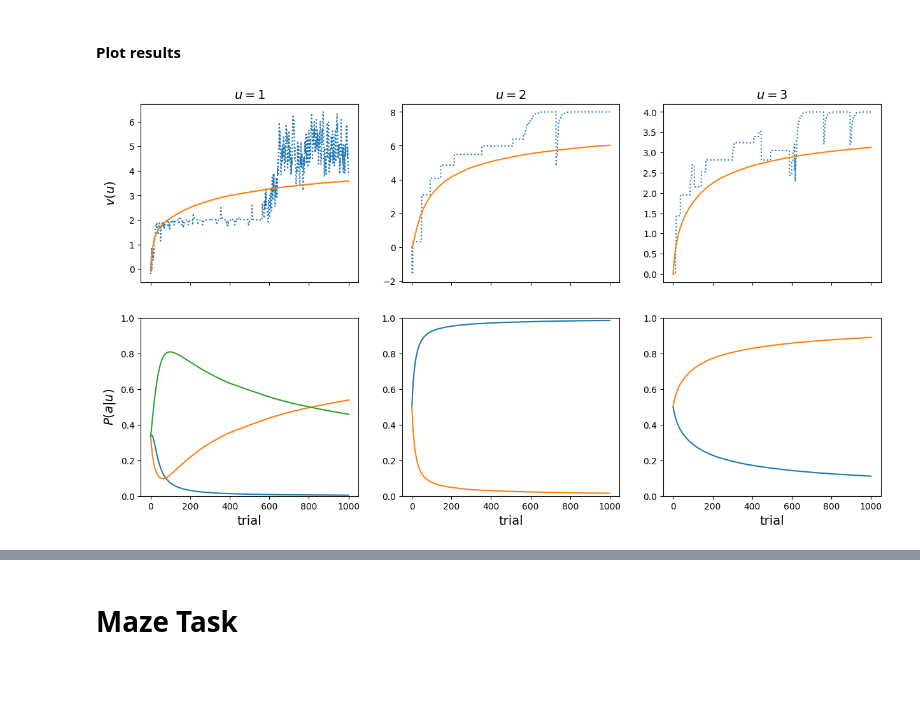
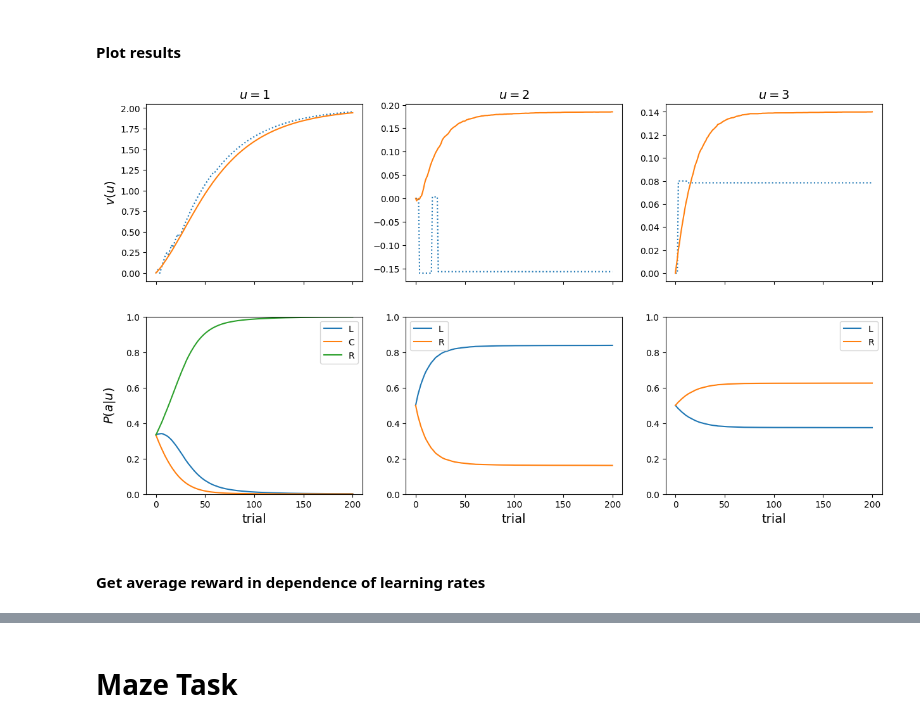
Before and after one commit to mavoeh/RL_hw2, a Jupyter notebook: homework2.ipynb, the cells around one changed output, grey strips where cells are left out. Drawn from its saved outputs; the diff is of its cells as text; code cells hidden in the pictures; blank space fills up the shorter version.

```diff
--- a/homework2.ipynb
+++ b/homework2.ipynb
@@ -137,12 +139,12 @@ class actor_critic_agent(policy_eval_agent):
 # %% [markdown]
 #### Train agent
 # %%
-a = actor_critic_agent(0.2, 0, 0.075, 1)
+a = actor_critic_agent(0.02, 0, 0.0075, 10)
 
 env = environment([[1, -1, 2], [8, -8], [0, 4]])
 
-n_trials = 1000
-repetitions = 10000
+n_trials = 200
+repetitions = 1000
 prediction_history = np.zeros((3, repetitions, n_trials+1))
 m_history = {1: np.zeros((3, repetitions, n_trials+1)), 2: np.zeros((2, repetitions, n_trials+1)), 3: np.zeros((2, repetitions, n_trials+1))}
 for i in range(repetitions):
@@ -166,20 +168,27 @@ for i in range(repetitions):
 # %%
 fig, axs = plt.subplots(2, 3, figsize=(15,8), sharex=True)
 for i in range(3):
     axs[0,i].set_title(f"$u = {i+1:d}$", fontsize=14)
     axs[0,i].plot(range(n_trials+1), prediction_history[i,2,:], ":")
     axs[0,i].plot(range(n_trials+1), prediction_history[i,:,:].mean(axis=0), "-")
 axs[0,0].set_ylabel("$v(u)$", fontsize=14)
 for i in range(3):
     mv = m_history[i+1]
     pv = np.exp(a.beta*mv) / np.sum(np.exp(a.beta*mv), axis=0)
     for j in range(pv.shape[0]):
         #axs[1,i].plot(range(n_trials+1), pv[j,0,:], ":")
-        axs[1,i].plot(range(n_trials+1), pv[j,:,:].mean(axis=0), "-")
+        if i == 0:
+            label = ["L", "C", "R"]
+        else:
+            label = ["L", "R"]
+        axs[1,i].plot(range(n_trials+1), pv[j,:,:].mean(axis=0), "-", label = label[j])
         axs[1,i].set_xlabel("trial", fontsize=14)
         axs[1,i].set_ylim(0,1)
+        axs[1,i].legend(loc=0)
 axs[1,0].set_ylabel("$P(a|u)$", fontsize=14)
 fig.align_ylabels(axs)
 plt.show()
 # %% [output]
-[figure, old version]
+[figure, new version]
+# %% [markdown]
+#### Get average reward in dependence of learning rates
```
Also changed, not shown: parts of 5 cells of this notebook, 6 other files.
